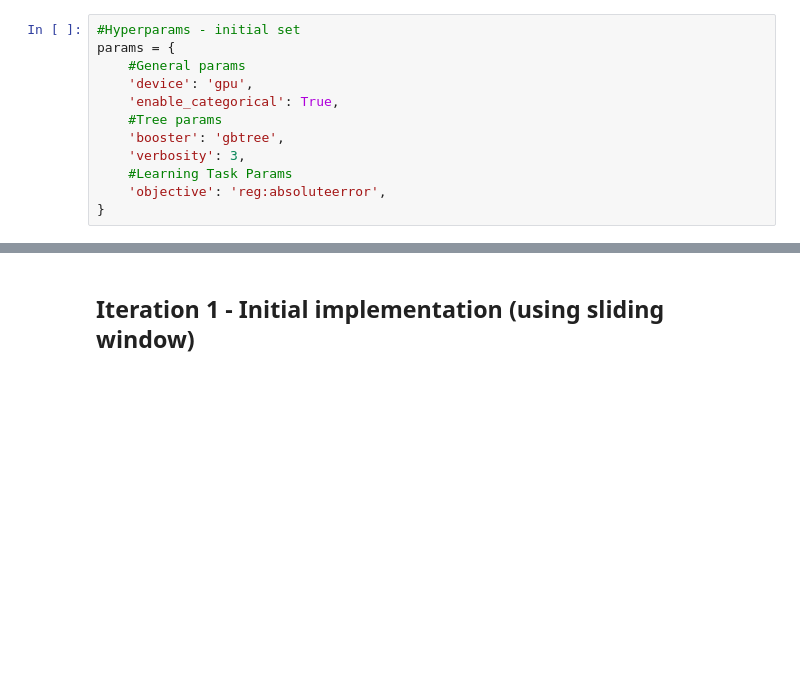
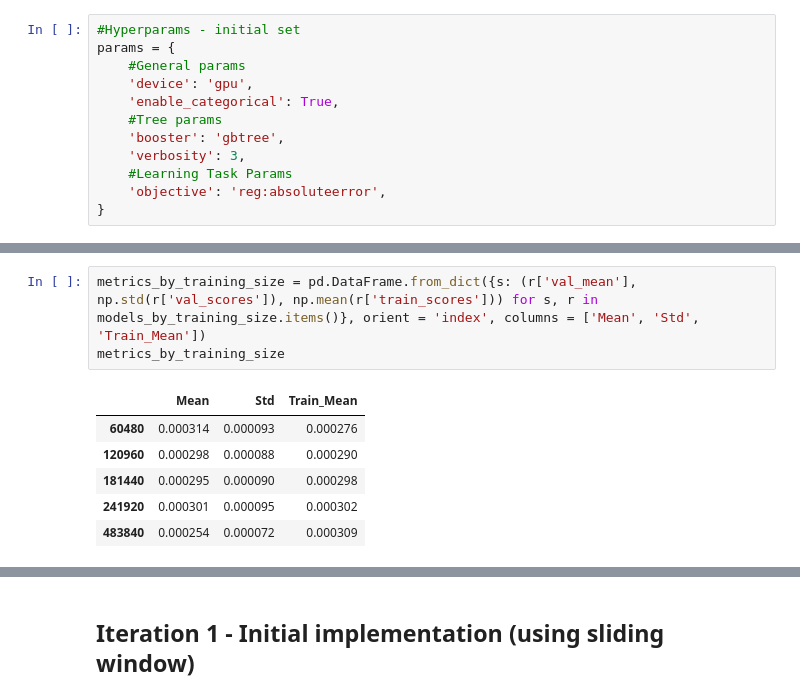
Before and after one commit to vbear97/Momentum-Strategies, a Jupyter notebook: part2_lob_ml.ipynb, the cells around one changed output, grey strips where cells are left out. Drawn from its saved outputs; the diff is of its cells as text; blank space fills up the shorter version.

```diff
--- a/part2_lob_ml.ipynb
+++ b/part2_lob_ml.ipynb
@@ -438,0 +507,10 @@ The first design choice is to understand what sliding window is best. We do a cr
+# %%
+metrics_by_training_size = pd.DataFrame.from_dict({s: (r['val_mean'], np.std(r['val_scores']), np.mean(r['train_scores'])) for s, r in models_by_training_size.items()}, orient = 'index', columns = ['Mean', 'Std', 'Train_Mean'])
+metrics_by_training_size
+# %% [output]
+|  | Mean | Std | Train_Mean |
+| 60480 | 0.000314 | 0.000093 | 0.000276 |
+| 120960 | 0.000298 | 0.000088 | 0.000290 |
+| 181440 | 0.000295 | 0.000090 | 0.000298 |
+| 241920 | 0.000301 | 0.000095 | 0.000302 |
+| 483840 | 0.000254 | 0.000072 | 0.000309 |
```
Also changed, not shown: parts of 49 cells of this notebook, 10 other files.
